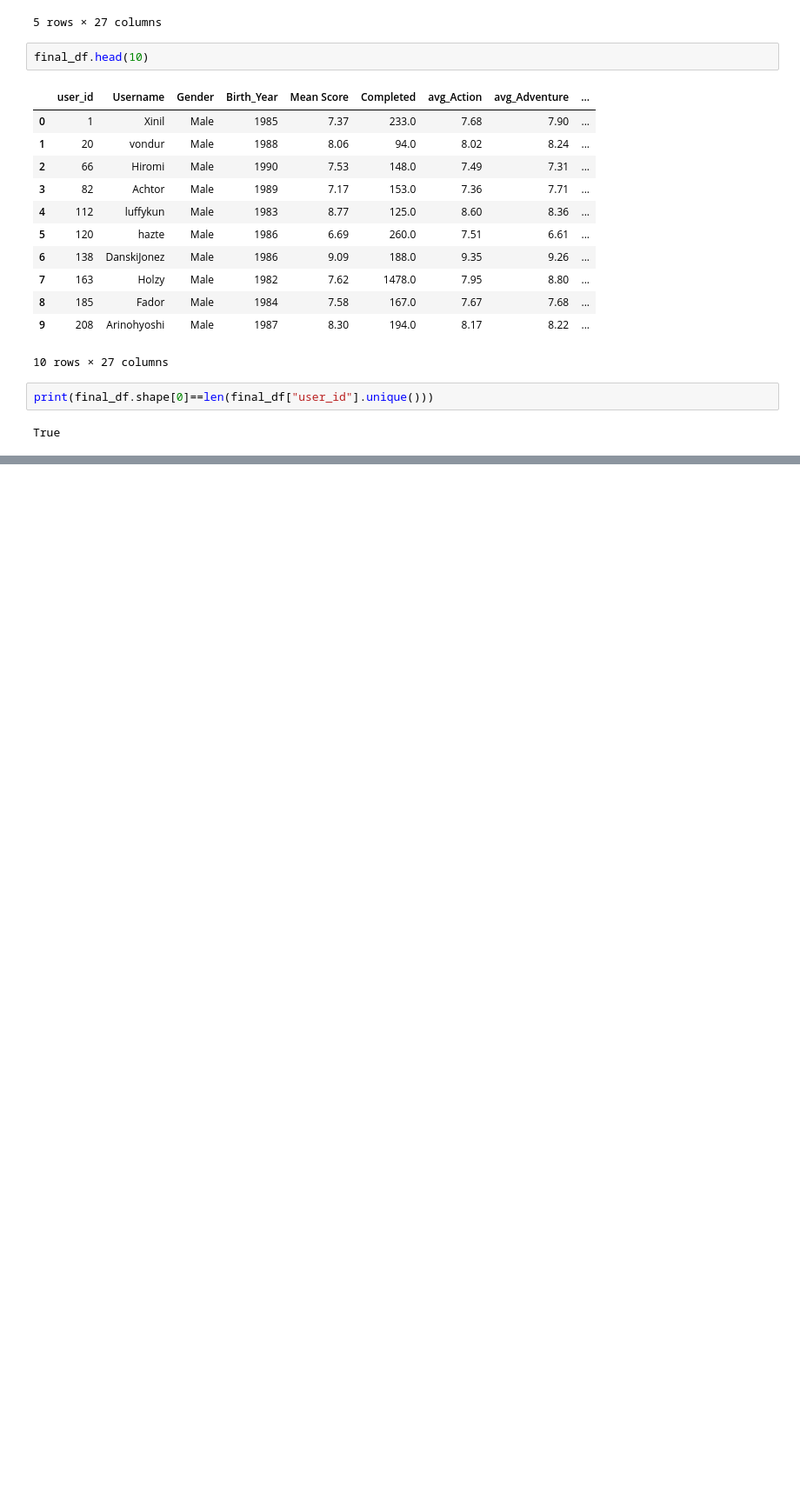
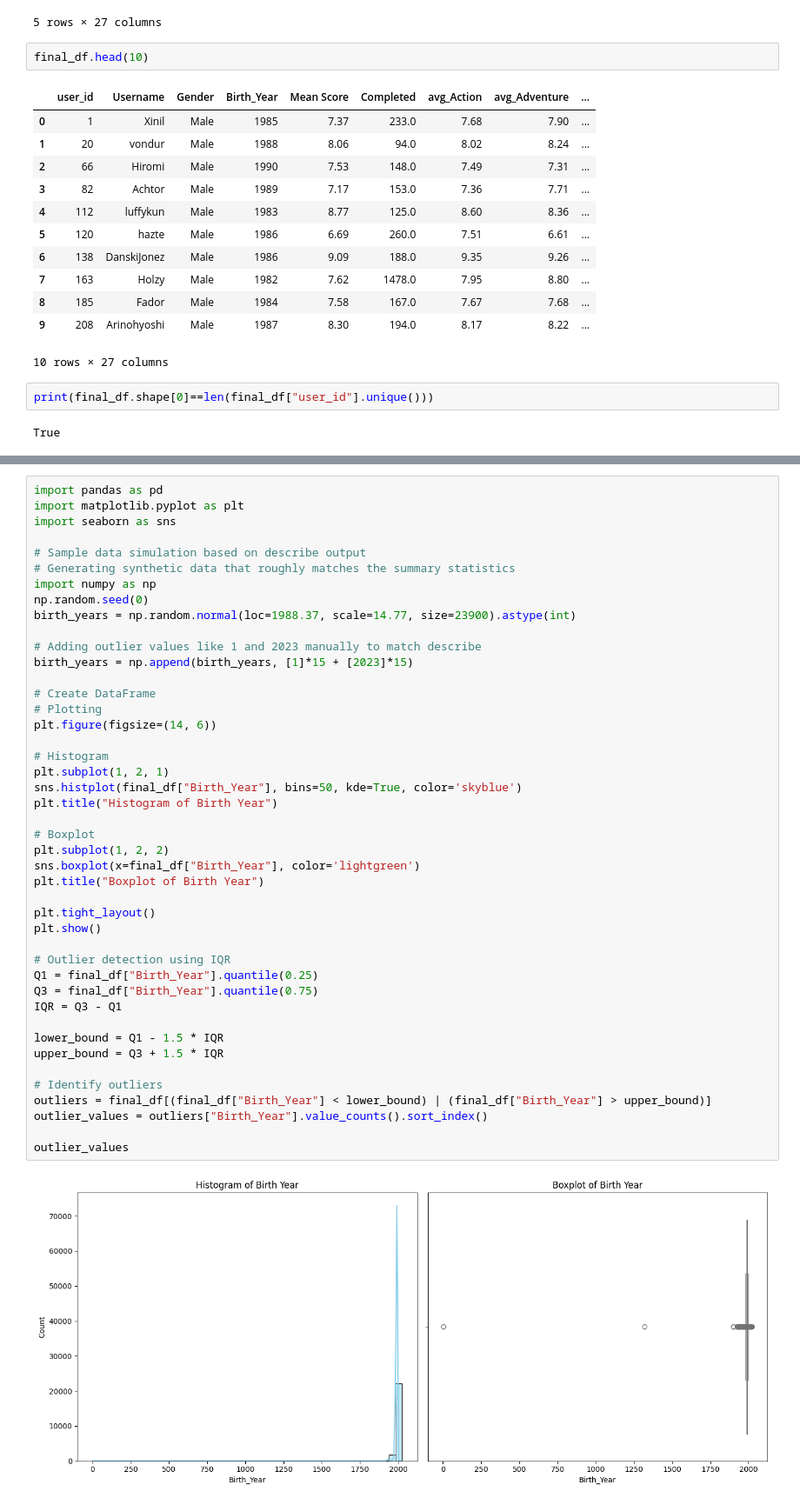
Before and after one commit to SavageCat05/Manga-Recommender, a Jupyter notebook: core/anime_recommender.ipynb, the cells around one changed output, grey strips where cells are left out. Shown: that part at 87% size. Cells and saved outputs as stored; diff of their text form; blank space fills up the shorter version.

```diff
--- a/core/anime_recommender.ipynb
+++ b/core/anime_recommender.ipynb
@@ -773,0 +822,46 @@ final_df.head()
+# %%
+import pandas as pd
+import matplotlib.pyplot as plt
+import seaborn as sns
+
+# Sample data simulation based on describe output
+# Generating synthetic data that roughly matches the summary statistics
+import numpy as np
+np.random.seed(0)
+birth_years = np.random.normal(loc=1988.37, scale=14.77, size=23900).astype(int)
+
+# Adding outlier values like 1 and 2023 manually to match describe
+birth_years = np.append(birth_years, [1]*15 + [2023]*15)
+
+# Create DataFrame
+# Plotting
+plt.figure(figsize=(14, 6))
+
+# Histogram
+plt.subplot(1, 2, 1)
+sns.histplot(final_df["Birth_Year"], bins=50, kde=True, color='skyblue')
+plt.title("Histogram of Birth Year")
+
+# Boxplot
+plt.subplot(1, 2, 2)
+sns.boxplot(x=final_df["Birth_Year"], color='lightgreen')
+plt.title("Boxplot of Birth Year")
+
+plt.tight_layout()
+plt.show()
+
+# Outlier detection using IQR
+Q1 = final_df["Birth_Year"].quantile(0.25)
+Q3 = final_df["Birth_Year"].quantile(0.75)
+IQR = Q3 - Q1
+
+lower_bound = Q1 - 1.5 * IQR
+upper_bound = Q3 + 1.5 * IQR
+
+# Identify outliers
+outliers = final_df[(final_df["Birth_Year"] < lower_bound) | (final_df["Birth_Year"] > upper_bound)]
+outlier_values = outliers["Birth_Year"].value_counts().sort_index()
+
+outlier_values
+# %% [output]
+[figure, added]
```
Also changed, not shown: parts of 21 cells of this notebook.
